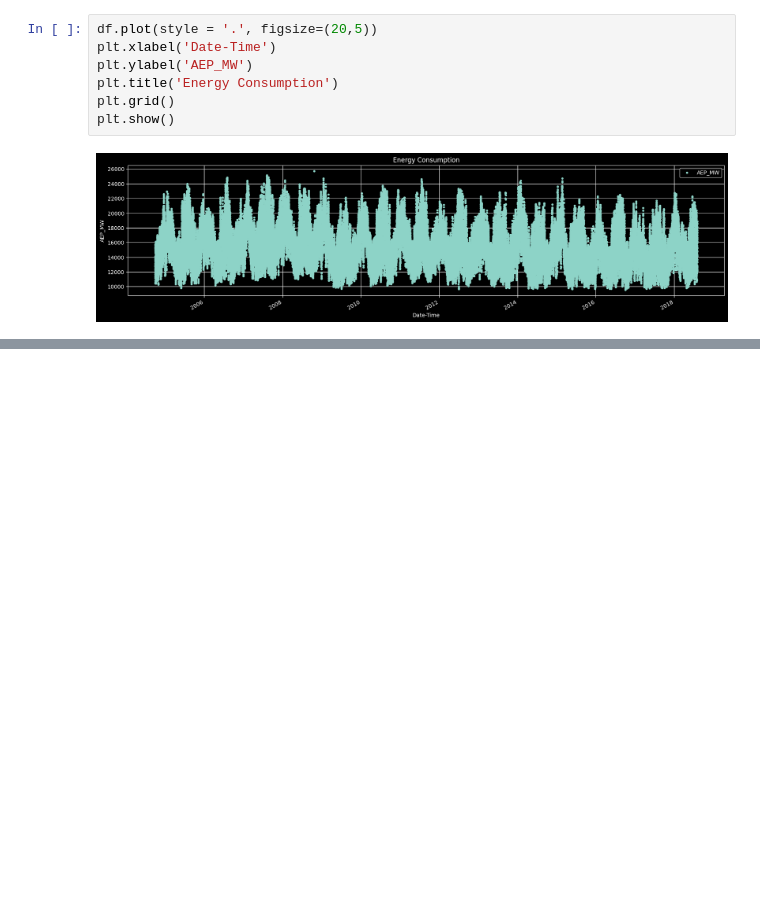
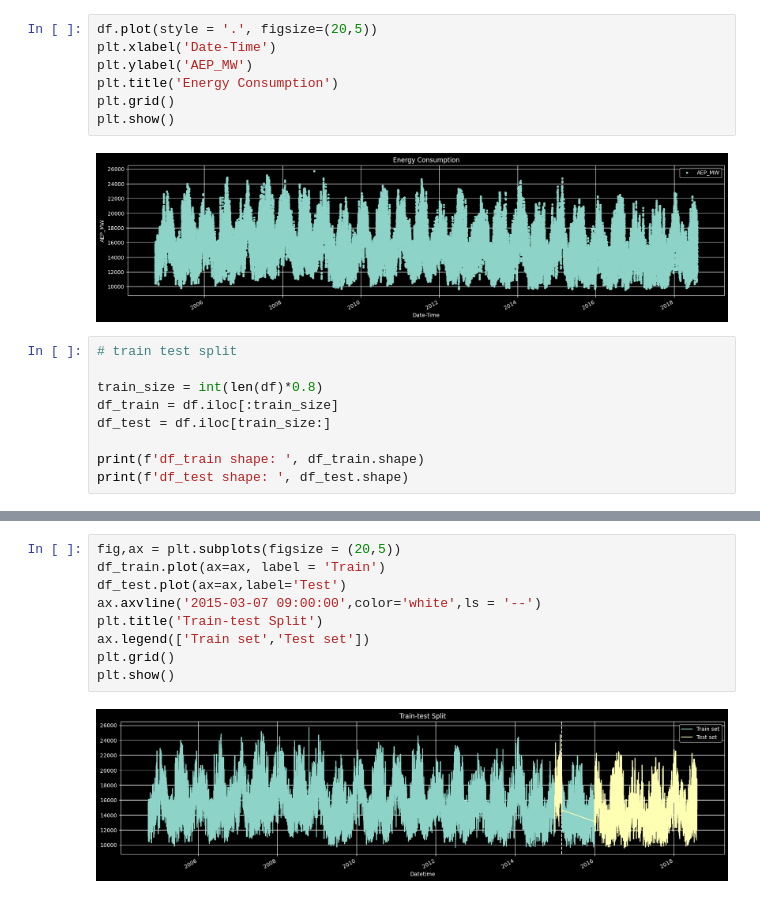
Before and after one commit to NishanD21/Energy-Consumption-Forecasting-XGBoost, a Jupyter notebook: energy_xgboost.ipynb, the cells around one changed output, grey strips where cells are left out. Drawn from its saved outputs; the diff is of its cells as text; blank space fills up the shorter version.

```diff
--- a/energy_xgboost.ipynb
+++ b/energy_xgboost.ipynb
@@ -67,3 +84,12 @@ plt.grid()
 plt.show()
 # %% [output]
 [figure]
+# %%
+# train test split
+
+train_size = int(len(df)*0.8)
+df_train = df.iloc[:train_size]
+df_test = df.iloc[train_size:]
+
+print(f'df_train shape: ', df_train.shape)
+print(f'df_test shape: ', df_test.shape)
@@ -69,0 +119,11 @@ plt.show()
+# %%
+fig,ax = plt.subplots(figsize = (20,5))
+df_train.plot(ax=ax, label = 'Train')
+df_test.plot(ax=ax,label='Test')
+ax.axvline('2015-03-07 09:00:00',color='white',ls = '--')
+plt.title('Train-test Split')
+ax.legend(['Train set','Test set'])
+plt.grid()
+plt.show()
+# %% [output]
+[figure, added]
```
Also changed, not shown: parts of 11 cells of this notebook.
